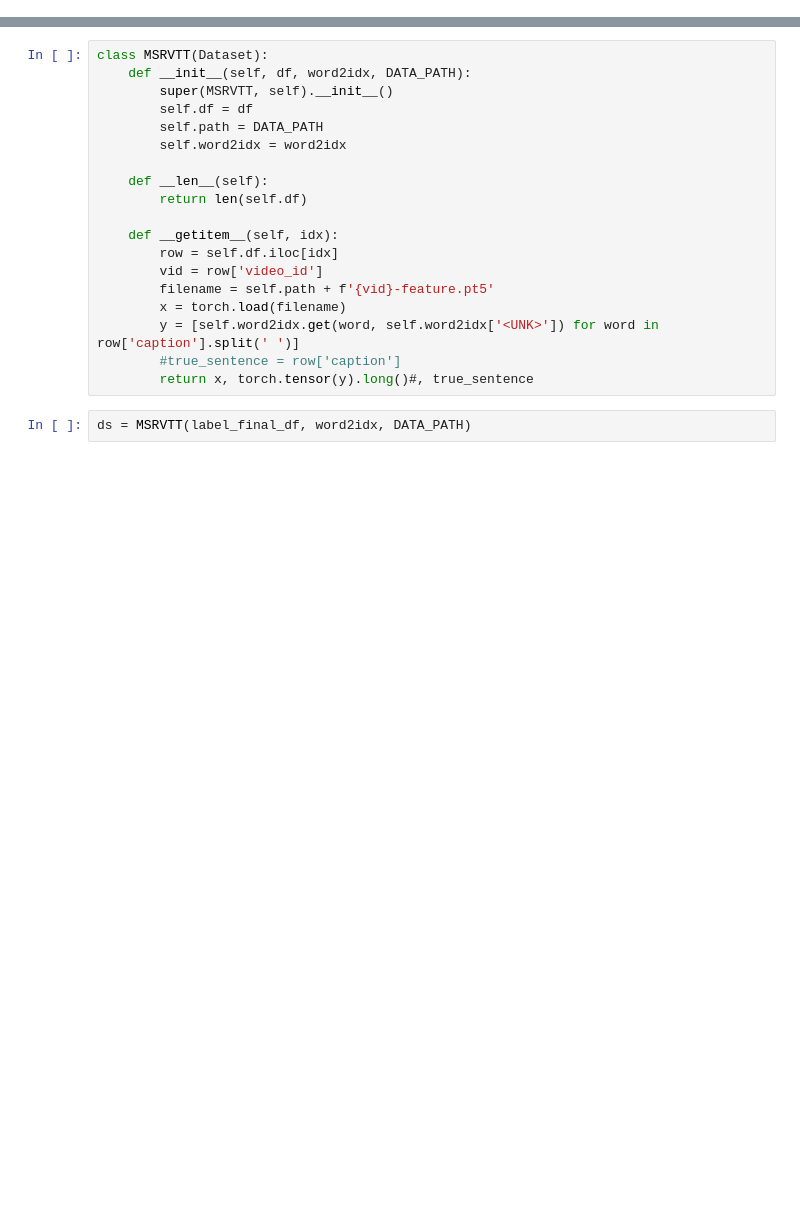
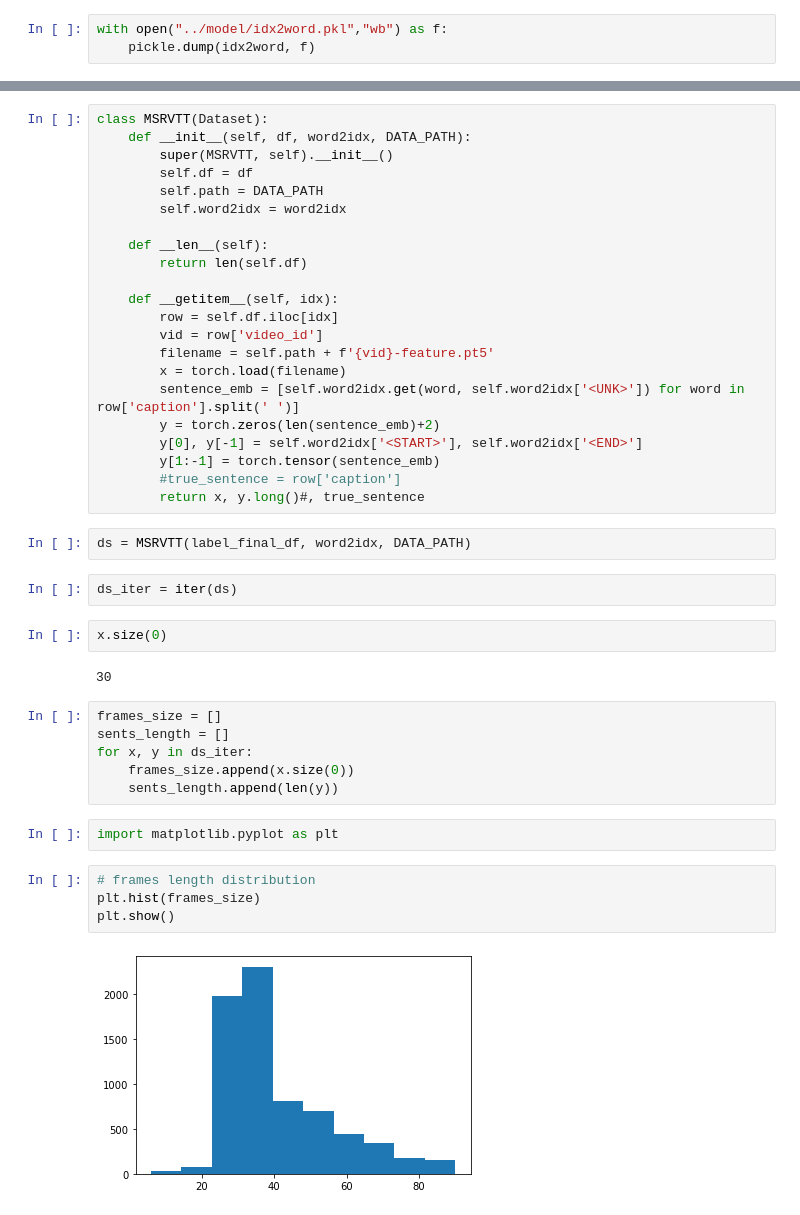
Before and after one commit to anawatbk/video-captioning-implementations, a Jupyter notebook: notebook/dataloader.ipynb, the cells around one changed output, grey strips where cells are left out. Saved outputs shown, nothing was run; the diff lists cells and outputs as text; blank space fills up the shorter version.

```diff
--- a/notebook/dataloader.ipynb
+++ b/notebook/dataloader.ipynb
@@ -113,3 +120,6 @@ print(f'{count} words are not in google news werd2vec')
+# %%
+with open("../model/idx2word.pkl","wb") as f:
+    pickle.dump(idx2word, f)
 # %% [markdown]
 ### 2.Dataset Class for pytorch
 # %%
@@ -128,8 +138,31 @@ class MSRVTT(Dataset):
         vid = row['video_id']
         filename = self.path + f'{vid}-feature.pt5'
         x = torch.load(filename)
-        y = [self.word2idx.get(word, self.word2idx['<UNK>']) for word in row['caption'].split(' ')]
+        sentence_emb = [self.word2idx.get(word, self.word2idx['<UNK>']) for word in row['caption'].split(' ')]
+        y = torch.zeros(len(sentence_emb)+2)
+        y[0], y[-1] = self.word2idx['<START>'], self.word2idx['<END>']
+        y[1:-1] = torch.tensor(sentence_emb)
         #true_sentence = row['caption']
-        return x, torch.tensor(y).long()#, true_sentence
+        return x, y.long()#, true_sentence
 # %%
 ds = MSRVTT(label_final_df, word2idx, DATA_PATH)
+# %%
+ds_iter = iter(ds)
+# %%
+x.size(0)
+# %% [output]
+30
+# %%
+frames_size = []
+sents_length = []
+for x, y in ds_iter:
+    frames_size.append(x.size(0))
+    sents_length.append(len(y))
+# %%
+import matplotlib.pyplot as plt
+# %%
+# frames length distribution
+plt.hist(frames_size)
+plt.show()
+# %% [output]
+[figure, added]
```
Also changed, not shown: parts of 36 cells of this notebook.
